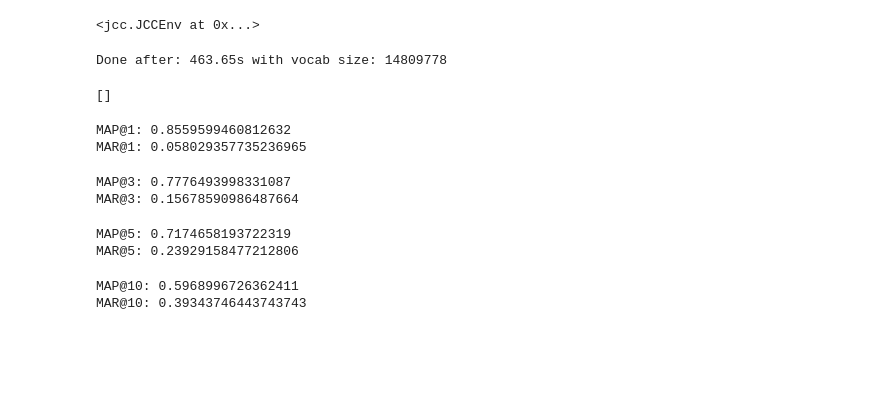
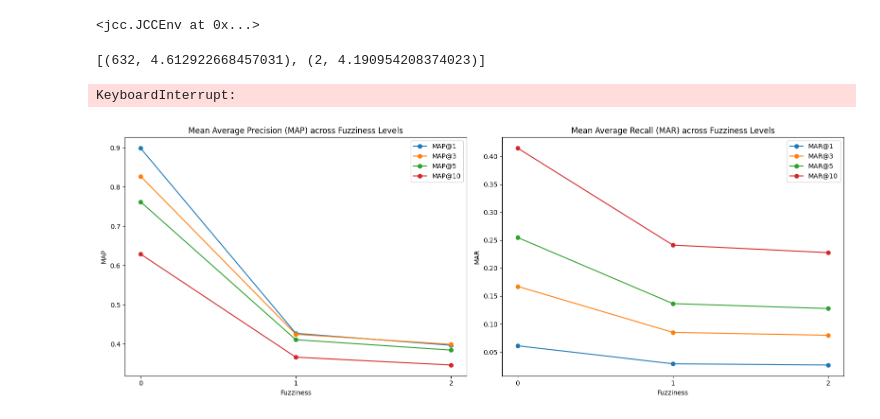
Before and after one commit to stighellemans/Pylucene, a Jupyter notebook: test.ipynb, the cells around one changed output. Saved outputs shown, nothing was run; the diff lists cells and outputs as text; code cells hidden in the pictures; blank space fills up the shorter version.

```diff
--- a/test.ipynb
+++ b/test.ipynb
@@ -29,45 +30,44 @@ large_query_results = pd.read_csv(base_path / "dev_query_results.csv", index_col
 large_query_results = process_query_results(large_queries, large_query_results)
 
 test_queries = pd.read_csv(base_path / "queries.csv", delimiter="\t", index_col="Query number").to_dict()["Query"]
+# %%
+# Calculate lengths of each query
+short_queries = {q_id: q for q_id, q in large_queries.items() if len(q) <= 50}
 # %%
 lucene.initVM()
 # %% [output]
 <jcc.JCCEnv at 0x...>
 # %%
-data_dir = "/root/data/full_docs"
-index_dir = "/root/index/large_stem"
+
+index_dir = "/root/index/large"
 output_dir = "/root/pylucene/results"
 similarity = "BM25"
-analyzer = StemmingAnalyzer()
+analyzer = None
+fuzziness = 1
 # %%
 start_time = time.time()
-make_database(doc_paths=large_docs, index_directory=index_dir, similarity=similarity, custom_analyzer=analyzer)
+make_database(doc_paths=small_docs, index_directory=index_dir, similarity=similarity, custom_analyzer=analyzer,
+              store_original=False)
 end_time = time.time()
 
-vocab_size = len(get_vocabulary(index_dir=index_dir))
-print(f"Done after: {end_time - start_time:.2f}s with vocab size: {vocab_size}")
+#vocab_size = len(get_vocabulary(index_dir=index_dir))
+#print(f"Done after: {end_time - start_time:.2f}s with vocab size: {vocab_size}")
-# %% [output]
-Done after: 463.65s with vocab size: 14809778
 # %%
 results = query_database(index_directory=index_dir, query_str="Milestones", top_k=5)
 print(results)
 # %% [output]
-[]
+[(632, 4.612922668457031), (2, 4.190954208374023)]
 # %%
 k_values = [1, 3, 5, 10]
-query_function = partial(query_database, similarity=similarity, custom_analyzer=analyzer)
+# query_function = partial(query_database, similarity=similarity, custom_analyzer=analyzer)
+query_function = partial(fuzzy_query_database, similarity=similarity, custom_analyzer=analyzer, fuzziness=fuzziness)
+
+
 
 for k in k_values:
-    map_k = map_at_k(large_queries, large_query_results, index_dir, k, query_function=query_function)
-    mar_k = mar_at_k(large_queries, large_query_results, index_dir, k, query_function=query_function)
+    map_k = map_at_k(small_queries, small_query_results, index_dir, k, query_function=query_function)
+    mar_k = mar_at_k(small_queries, small_query_results, index_dir, k, query_function=query_function)
     print(f"MAP@{k}: {map_k}")
     print(f"MAR@{k}: {mar_k}")
 # %% [output]
-MAP@1: 0.8559599460812632
-MAR@1: 0.058029357735236965
+KeyboardInterrupt:
-MAP@3: 0.7776493998331087
-MAR@3: 0.15678590986487664
-MAP@5: 0.7174658193722319
-MAR@5: 0.23929158477212806
-MAP@10: 0.5968996726362411
-MAR@10: 0.39343746443743743
@@ -74,3 +98,30 @@ MAR@10: 0.39343746443743743
+# %%
+save_path = "/root/pylucene/results/fuzziness.png"
+
+fig, axes = plt.subplots(1, 2, figsize=(16, 6))
+
+# MAP plot
+for k in k_values:
+    axes[0].plot(fuzziness, map_results[k], marker='o', label=f'MAP@{k}')
+axes[0].set_xlabel('Fuzziness')
+axes[0].set_ylabel('MAP')
+axes[0].set_title('Mean Average Precision (MAP) across Fuzziness Levels')
+axes[0].set_xticks(fuzziness)  # Set x-axis to display only whole numbers
+axes[0].legend()
+
+# MAR plot
+for k in k_values:
+    axes[1].plot(fuzziness, mar_results[k], marker='o', label=f'MAR@{k}')
+axes[1].set_xlabel('Fuzziness')
+axes[1].set_ylabel('MAR')
+axes[1].set_title('Mean Average Recall (MAR) across Fuzziness Levels')
+axes[1].set_xticks(fuzziness)  # Set x-axis to display only whole numbers
+axes[1].legend()
+
+plt.tight_layout()
+fig.savefig(save_path)
+# %% [output]
+[figure, added]
 # %%
 k = 10
 
```
Also changed, not shown: parts of 4 cells of this notebook, 3 other files.
